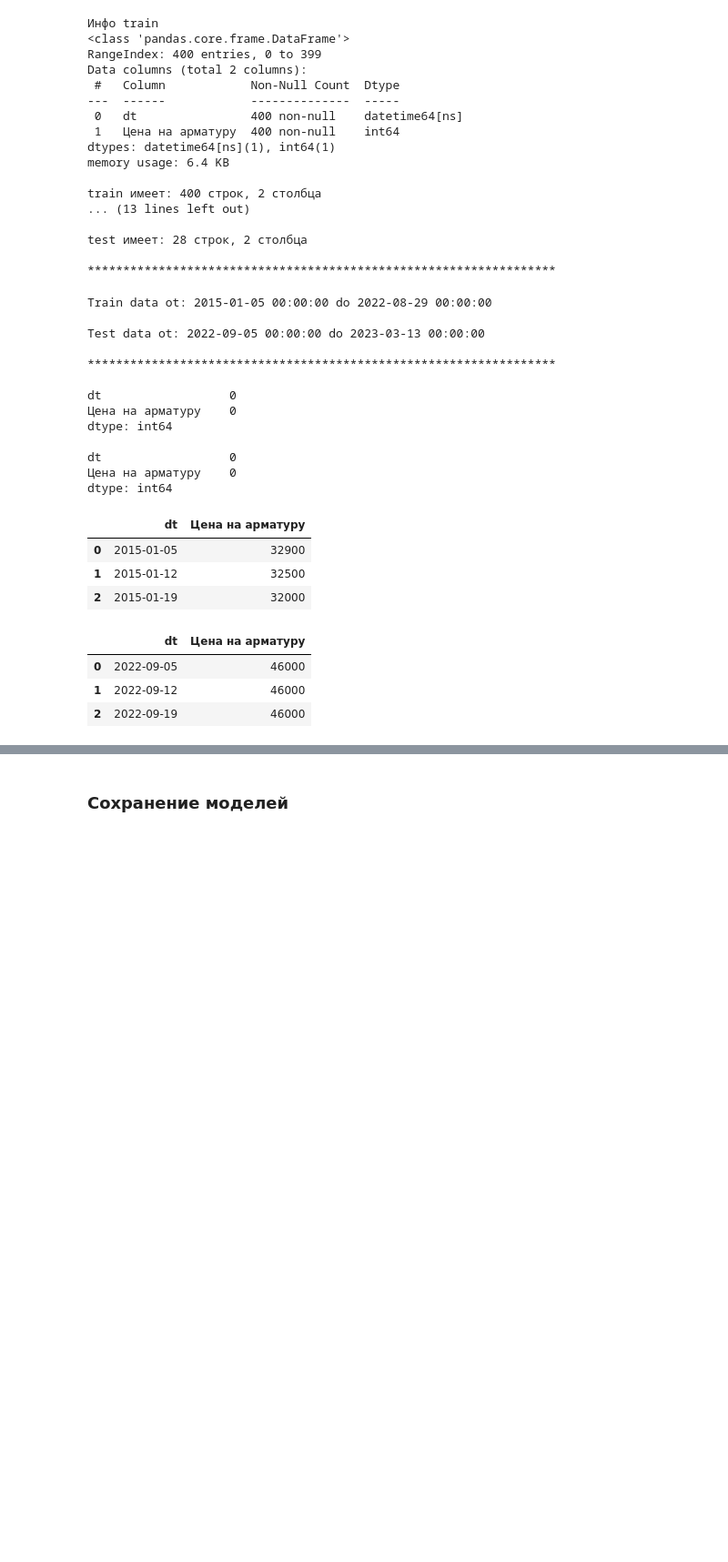
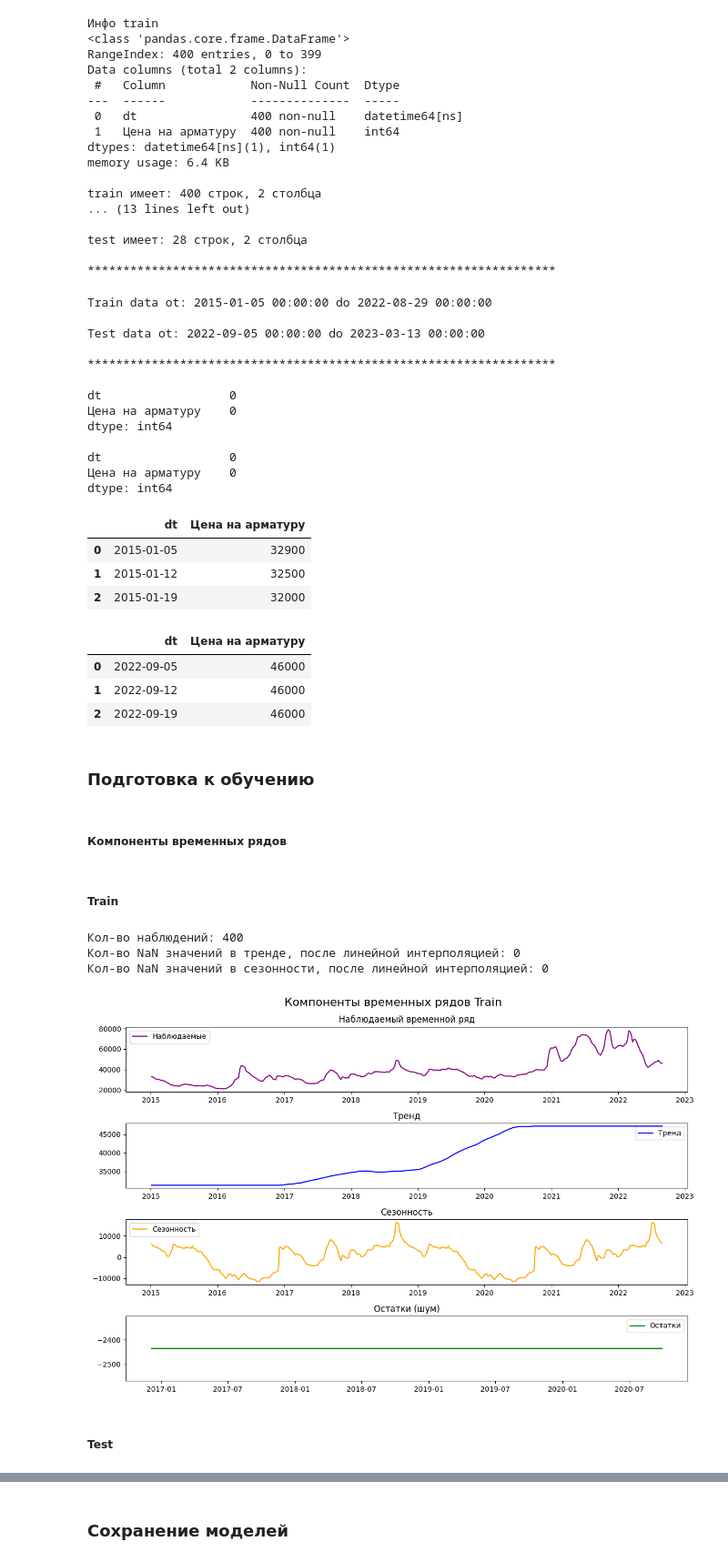
Before and after one commit to pogodaa/tretiy_intensiv, a Jupyter notebook: train.ipynb, the cells around one changed output, grey strips where cells are left out. Shown at 91% size. Drawn from its saved outputs; the diff is of its cells as text; code cells hidden in the pictures; blank space fills up the shorter version.

```diff
--- a/train.ipynb
+++ b/train.ipynb
@@ -116,3 +116,77 @@ test.head(3)
 | 0 | 2022-09-05 | 46000 |
 | 1 | 2022-09-12 | 46000 |
 | 2 | 2022-09-19 | 46000 |
+# %% [markdown]
+### Подготовка к обучению
+# %% [markdown]
+##### Компоненты временных рядов
+# %% [markdown]
+##### Train
+# %%
+def comp_vrem_ryadov(data, period, data_name, n):
+    data['dt'] = pd.to_datetime(data['dt'])
+    data.set_index('dt', inplace=True)
+
+    n_observations = len(data)
+    print(f"Кол-во наблюдений: {n_observations}")
+
+    decomposition = seasonal_decompose(data['Цена на арматуру'], model='additive', period=int(period))
+
+    trend = decomposition.trend
+    seasonal = decomposition.seasonal
+    resid = decomposition.resid
+
+    # Заполнение NaN значений линейной интерполяцией
+    trend_cleaned = trend.interpolate(method='linear')
+    seasonal_cleaned = seasonal.interpolate(method='linear')
+
+    # Заполнение оставшихся NaN значений методом вперед и назад
+    trend_cleaned.ffill(inplace=True)
+    trend_cleaned.bfill(inplace=True)
+
+    # Проверка количества оставшихся NaN значений
+    remaining_nan_trend = trend_cleaned.isna().sum()
+    remaining_nan_seasonal = seasonal_cleaned.isna().sum()
+
+    print(f"Кол-во NaN значений в тренде, после линейной интерполяцией: {remaining_nan_trend}")
+    print(f"Кол-во NaN значений в сезонности, после линейной интерполяцией: {remaining_nan_seasonal}")
+
+    plt.figure(figsize=(12, 8))
+
+    plt.suptitle(f'Компоненты временных рядов {data_name}', fontsize=16)
+
+    plt.subplot(4, 1, 1)
+    plt.plot(data['Цена на арматуру'], label='Наблюдаемые', color='purple')
+    plt.title('Наблюдаемый временной ряд')
+    plt.legend()
+
+    plt.subplot(4, 1, 2)
+    plt.plot(trend_cleaned, label='Тренд', color='blue')
+    plt.title('Тренд')
+    plt.legend()
+
+    plt.subplot(4, 1, 3)
+    plt.plot(seasonal_cleaned, label='Сезонность', color='orange')
+    plt.title('Сезонность')
+    plt.legend()
+
+    plt.subplot(4, 1, 4)
+    plt.plot(resid, label='Остатки', color='green')
+    plt.title('Остатки (шум)')
+    plt.legend()
+
+    plt.tight_layout()
+    plt.show()
+
+    if n == 1:
+        return trend_cleaned, seasonal_cleaned, resid, data
+
+train_data = train.copy()
+trend_train, seasonal_train, resid_train, train_data = comp_vrem_ryadov(train_data, 200, 'Train', 1)
+# %% [output]
+Кол-во наблюдений: 400
+Кол-во NaN значений в тренде, после линейной интерполяцией: 0
+Кол-во NaN значений в сезонности, после линейной интерполяцией: 0
+[figure, added]
+# %% [markdown]
+##### Test
```
Also changed, not shown: parts of 32 cells of this notebook, 9 other files.
